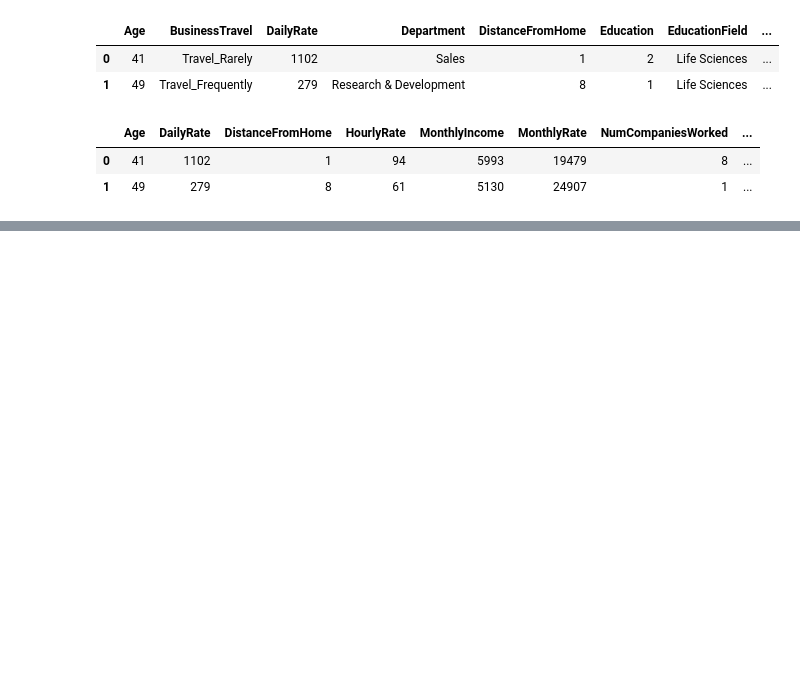
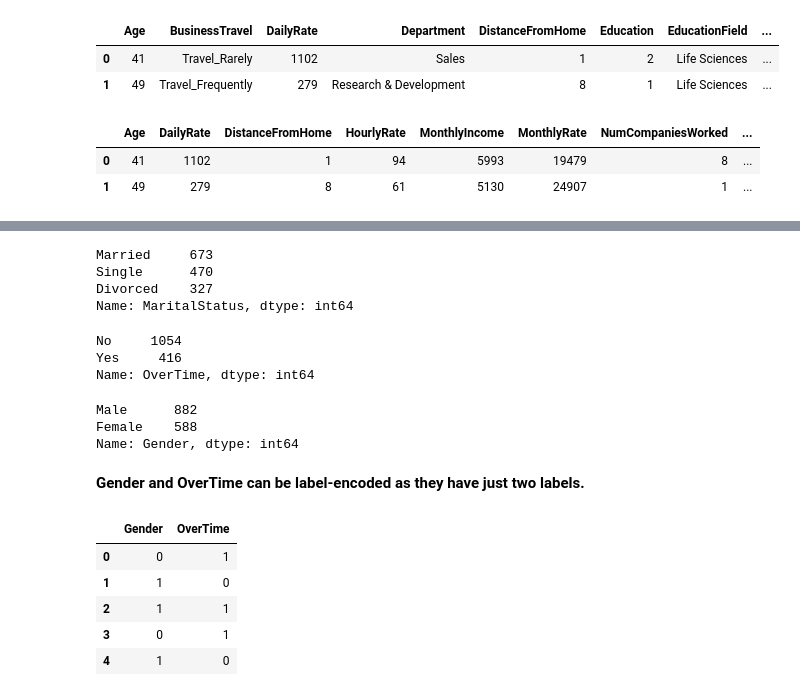
Before and after one commit to anishm91/HR_Analytics-Attrition_Prediction, a Jupyter notebook: Attrition_Project.ipynb, the cells around one changed output, grey strips where cells are left out. Saved outputs shown, nothing was run; the diff lists cells and outputs as text; code cells hidden in the pictures; blank space fills up the shorter version.

```diff
--- a/Attrition_Project.ipynb
+++ b/Attrition_Project.ipynb
@@ -820,0 +324,21 @@ YearsWithCurrManager
+# %%
+df_cat.MaritalStatus.value_counts()
+# %% [output]
+Married     673
+Single      470
+Divorced    327
+Name: MaritalStatus, dtype: int64
+# %%
+df_cat.OverTime.value_counts()
+# %% [output]
+No     1054
+Yes     416
+Name: OverTime, dtype: int64
+# %%
+df_cat.Gender.value_counts()
+# %% [output]
+Male      882
+Female    588
+Name: Gender, dtype: int64
+# %% [markdown]
+**Gender and OverTime can be label-encoded as they have just two labels.**
@@ -820,0 +349,11 @@ YearsWithCurrManager
+# %%
+df_cat_enc = df_cat.loc[:,['Gender', 'OverTime']].apply(le.fit_transform)
+# %%
+df_cat_enc.head()
+# %% [output]
+|  | Gender | OverTime |
+| 0 | 0 | 1 |
+| 1 | 1 | 0 |
+| 2 | 1 | 1 |
+| 3 | 0 | 1 |
+| 4 | 1 | 0 |
```
Also changed, not shown: parts of 83 cells of this notebook.
